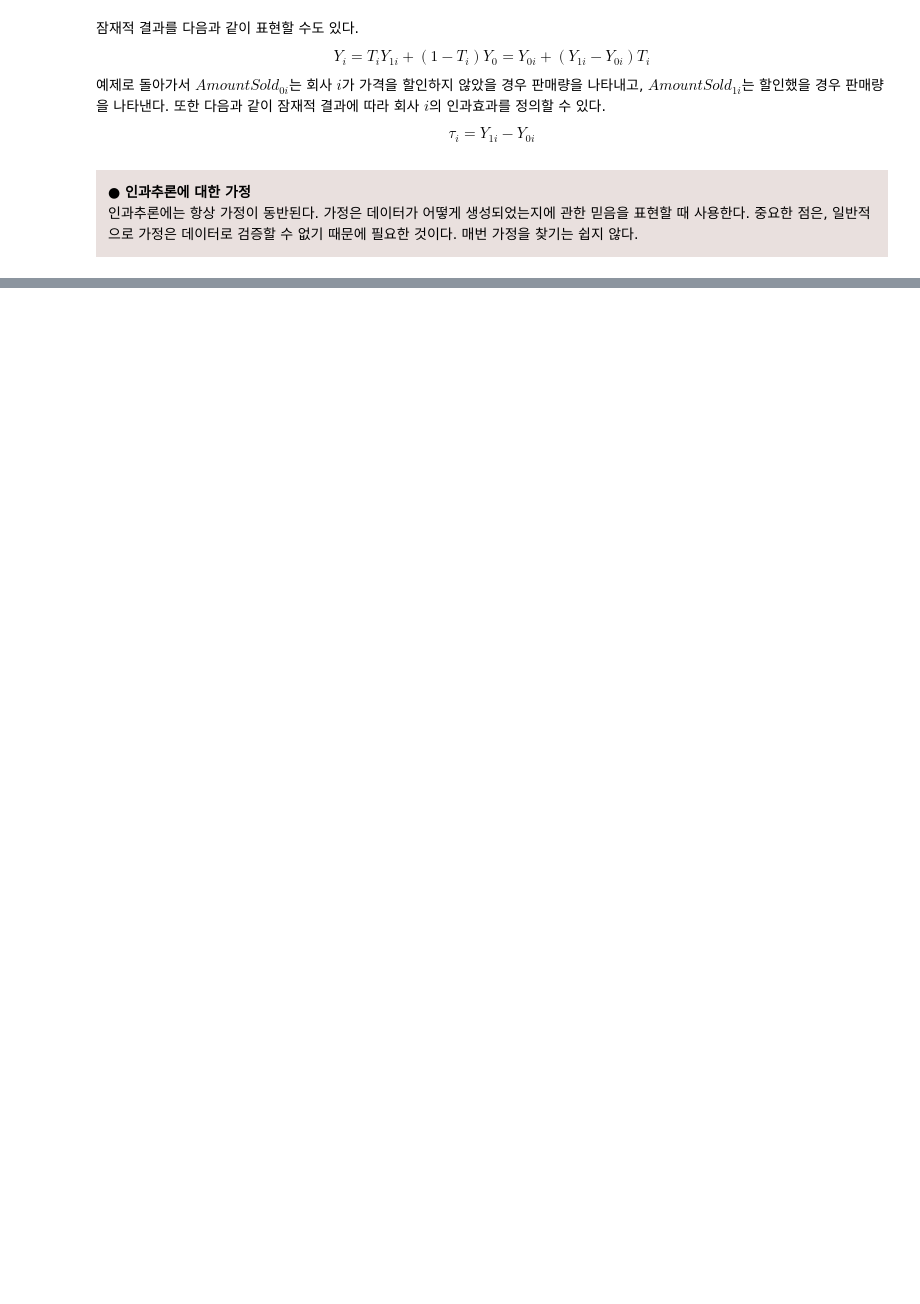
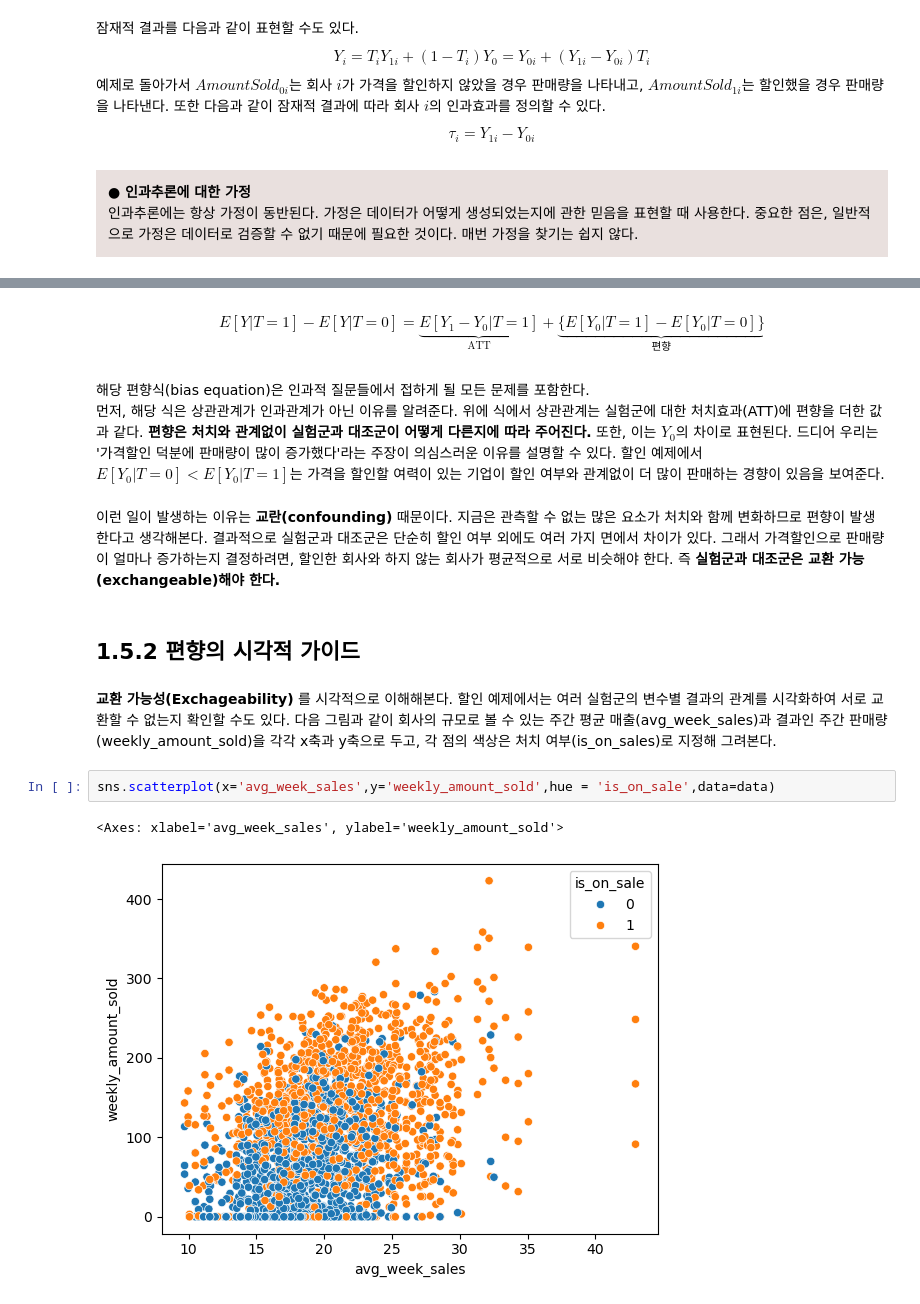
Before and after one commit to csw0625/Causal_Inference, a Jupyter notebook: Ch01.Introduction_to_causal_inference.ipynb, the cells around one changed output, grey strips where cells are left out. Drawn from its saved outputs; the diff is of its cells as text; blank space fills up the shorter version.

```diff
--- a/Ch01.Introduction_to_causal_inference.ipynb
+++ b/Ch01.Introduction_to_causal_inference.ipynb
@@ -228,0 +434,20 @@ $$
+# %% [markdown]
+$$
+E[Y|T=1]-E[Y|T=0] =
+\underbrace{E[Y_1-Y_0|T=1]}_{\text{ATT}} +
+\underbrace{\{E[Y_0|T=1]-E[Y_0|T=0]\}}_{\text{편향}}
+$$
+# %% [markdown]
+해당 편향식(bias equation)은 인과적 질문들에서 접하게 될 모든 문제를 포함한다.
+먼저, 해당 식은 상관관계가 인과관계가 아닌 이유를 알려준다. 위에 식에서 상관관계는 실험군에 대한 처치효과(ATT)에 편향을 더한 값과 같다. **편향은 처치와 관계없이 실험군과 대조군이 어떻게 다른지에 따라 주어진다.** 또한, 이는 $Y_0$의 차이로 표현된다. 드디어 우리는 '가격할인 덕분에 판매량이 많이 증가했다'라는 주장이 의심스러운 이유를 설명할 수 있다. 할인 예제에서 $E[Y_0|T=0] \lt E[Y_0|T=1]$는 가격을 할인할 여력이 있는 기업이 할인 여부와 관계없이 더 많이 판매하는 경향이 있음을 보여준다.
+# %% [markdown]
+이런 일이 발생하는 이유는 **교란(confounding)** 때문이다. 지금은 관측할 수 없는 많은 요소가 처치와 함께 변화하므로 편향이 발생한다고 생각해본다. 결과적으로 실험군과 대조군은 단순히 할인 여부 외에도 여러 가지 면에서 차이가 있다. 그래서 가격할인으로 판매량이 얼마나 증가하는지 결정하려면, 할인한 회사와 하지 않는 회사가 평균적으로 서로 비슷해야 한다. 즉 **실험군과 대조군은 교환 가능(exchangeable)해야 한다.**
+# %% [markdown]
+## 1.5.2 편향의 시각적 가이드
+# %% [markdown]
+**교환 가능성(Exchageability)** 를 시각적으로 이해해본다. 할인 예제에서는 여러 실험군의 변수별 결과의 관계를 시각화하여 서로 교환할 수 없는지 확인할 수도 있다. 다음 그림과 같이 회사의 규모로 볼 수 있는 주간 평균 매출(avg_week_sales)과 결과인 주간 판매량(weekly_amount_sold)을 각각 x축과 y축으로 두고, 각 점의 색상은 처치 여부(is_on_sales)로 지정해 그려본다.
+# %%
+sns.scatterplot(x='avg_week_sales',y='weekly_amount_sold',hue = 'is_on_sale',data=data)
+# %% [output]
+<Axes: xlabel='avg_week_sales', ylabel='weekly_amount_sold'>
+[figure, added]
```
Also changed, not shown: parts of 69 cells of this notebook.
